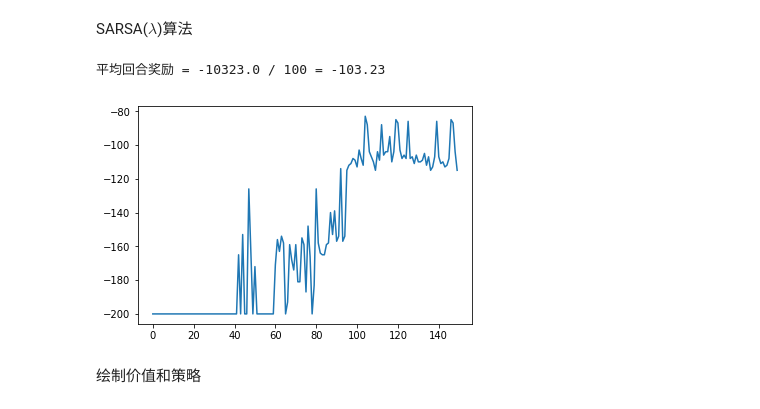
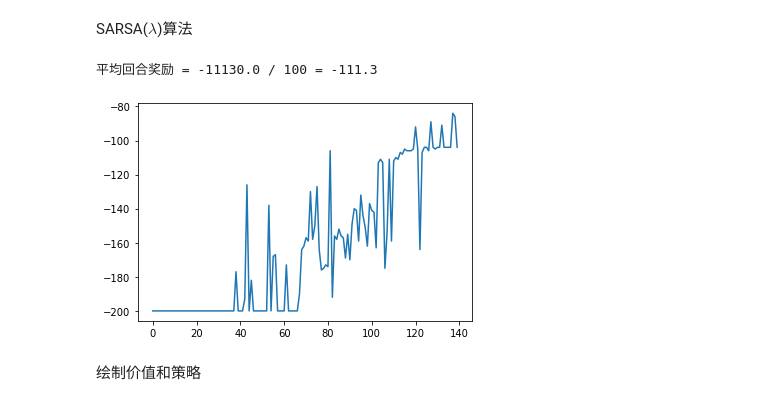
Before and after one commit to ZhiqingXiao/rl-book, a Jupyter notebook: chapter06_approx/MountainCar-v0_tf.ipynb, the cells around one changed output. Drawn from its saved outputs; the diff is of its cells as text; code cells hidden in the pictures.

```diff
--- a/chapter06_approx/MountainCar-v0_tf.ipynb
+++ b/chapter06_approx/MountainCar-v0_tf.ipynb
@@ -146,7 +147,7 @@ def play_sarsa(env, agent, train=False, render=False):
 agent = SARSAAgent(env)
 
 # 训练
-episodes = 500
+episodes = 400
 episode_rewards = []
 for episode in range(episodes):
     episode_reward = play_sarsa(env, agent, train=True)
@@ -187,22 +188,22 @@ class SARSALambdaAgent(SARSAAgent):
 # %%
 agent = SARSALambdaAgent(env)
 
 # 训练
-episodes = 150
+episodes = 140
 episode_rewards = []
 for episode in range(episodes):
     episode_reward = play_sarsa(env, agent, train=True)
     episode_rewards.append(episode_reward)
 plt.plot(episode_rewards)
 
 # 测试
 agent.epsilon = 0. # 取消探索
 episode_rewards = [play_sarsa(env, agent) for _ in range(100)]
 print('平均回合奖励 = {} / {} = {}'.format(sum(episode_rewards),
         len(episode_rewards), np.mean(episode_rewards)))
 # %% [output]
-平均回合奖励 = -10323.0 / 100 = -103.23
+平均回合奖励 = -11130.0 / 100 = -111.3
-[figure, old version]
+[figure, new version]
 # %% [markdown]
 绘制价值和策略
 # %%
```
Also changed, not shown: parts of 11 cells of this notebook, 5 other files.
